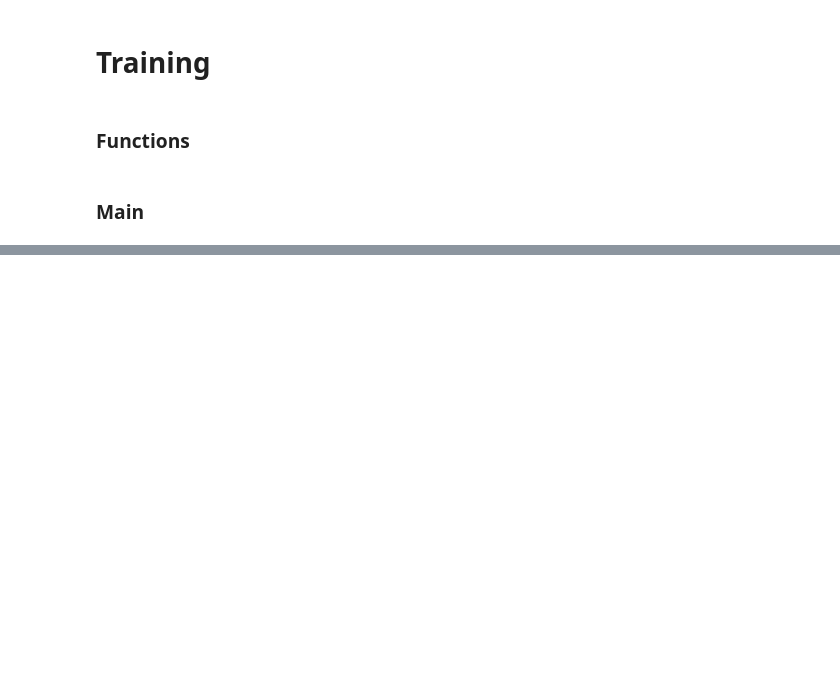
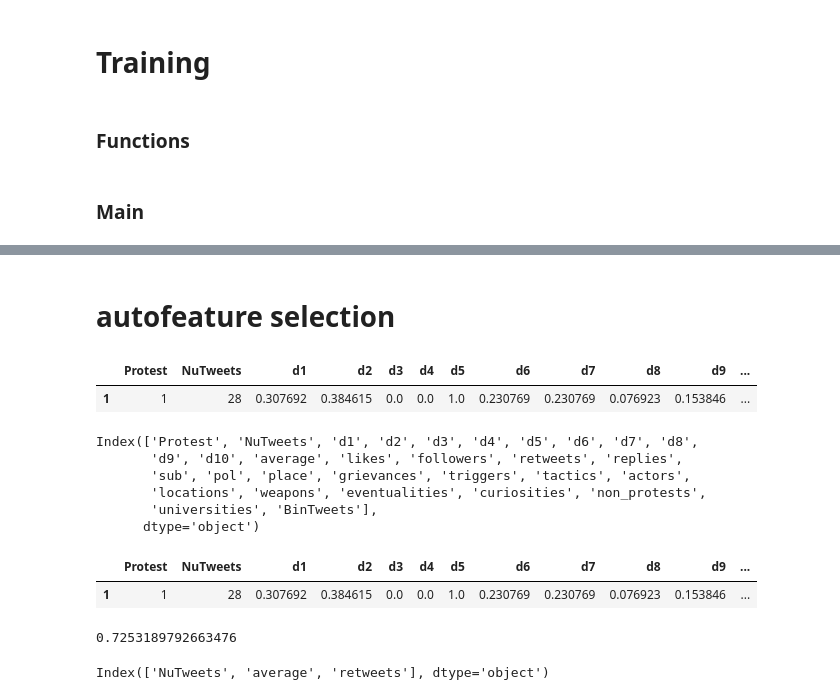
Before and after one commit to HraklisPapag/Team-Riot, a Jupyter notebook: model_training.ipynb, the cells around one changed output, grey strips where cells are left out. Saved outputs shown, nothing was run; the diff lists cells and outputs as text; code cells hidden in the pictures; blank space fills up the shorter version.

```diff
--- a/model_training.ipynb
+++ b/model_training.ipynb
@@ -61,0 +138,26 @@ lin
+# %% [markdown]
+# autofeature selection
+# %%
+training = training.loc[((training['Protest']== 1) & (training['NuTweets'] > 20) )| (training['Protest']==0)]
+training.head(1)
+# %% [output]
+|  | Protest | NuTweets | d1 | d2 | d3 | d4 | d5 | d6 | d7 | d8 | d9 | ... |
+| 1 | 1 | 28 | 0.307692 | 0.384615 | 0.0 | 0.0 | 1.0 | 0.230769 | 0.230769 | 0.076923 | 0.153846 | ... |
+# %%
+training.columns
+# %% [output]
+Index(['Protest', 'NuTweets', 'd1', 'd2', 'd3', 'd4', 'd5', 'd6', 'd7', 'd8',
+       'd9', 'd10', 'average', 'likes', 'followers', 'retweets', 'replies',
+       'sub', 'pol', 'place', 'grievances', 'triggers', 'tactics', 'actors',
+       'locations', 'weapons', 'eventualities', 'curiosities', 'non_protests',
+       'universities', 'BinTweets'],
+      dtype='object')
+# %%
+# training = training.loc[((training['Protest']== 1) & (training['NuTweets'] > 20) )| (training['Protest']==0)]
+training = training[['Protest', 'NuTweets', 'd1', 'd2', 'd3', 'd4', 'd5', 'd6', 'd7', 'd8',
+       'd9', 'd10', 'average', 'likes', 'followers', 'retweets', 'replies',
+       'sub', 'pol']]
+training.head(1)
+# %% [output]
+|  | Protest | NuTweets | d1 | d2 | d3 | d4 | d5 | d6 | d7 | d8 | d9 | ... |
+| 1 | 1 | 28 | 0.307692 | 0.384615 | 0.0 | 0.0 | 1.0 | 0.230769 | 0.230769 | 0.076923 | 0.153846 | ... |
@@ -61,0 +173,15 @@ lin
+# %%
+cross_val_score(forest, X_train, y_train, cv = 10).mean()
+# %% [output]
+0.7253189792663476
+# %%
+from sklearn.feature_selection import SelectFromModel
+
+select_forest = SelectFromModel(estimator=forest)
+new_X = select_forest.fit(X_train, y_train)
+selected_feat= X_train.columns[(select_forest.get_support())]
+len(selected_feat)
+
+print(selected_feat)
+# %% [output]
+Index(['NuTweets', 'average', 'retweets'], dtype='object')
```
Also changed, not shown: parts of 16 cells of this notebook, 1 other file.
